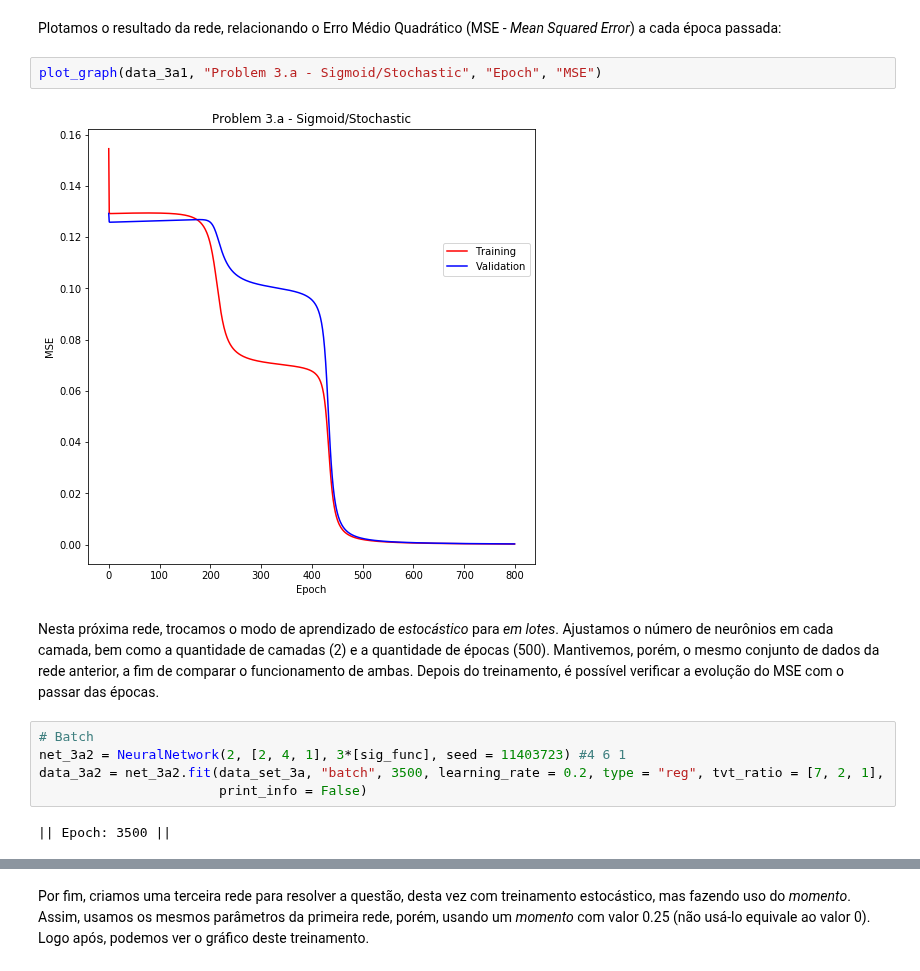
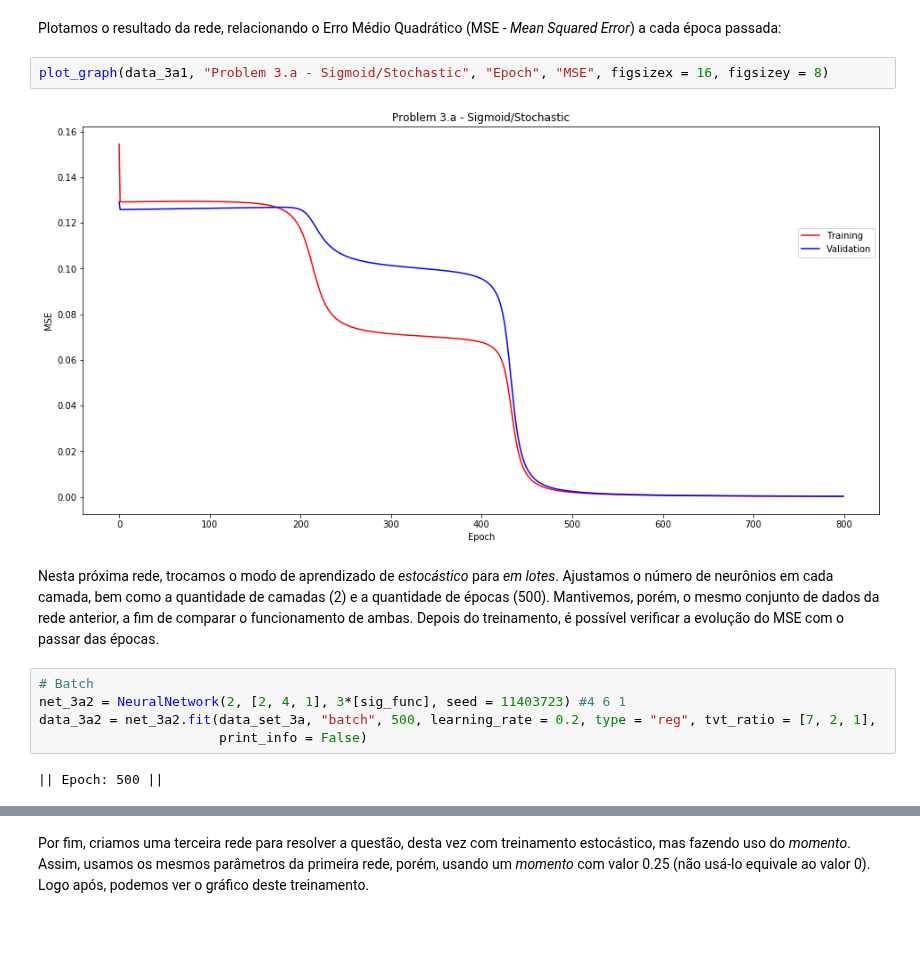
Before and after one commit to matheus-praxedes/Deep-learning, a Jupyter notebook: src/list_1.ipynb, the cells around one changed output, grey strips where cells are left out. Drawn from its saved outputs; the diff is of its cells as text; blank space fills up the shorter version.

```diff
--- a/src/list_1.ipynb
+++ b/src/list_1.ipynb
@@ -98,16 +98,16 @@ data_3a1 = net_3a1.fit(data_set_3a, "stochastic", 800, learning_rate = 0.2, type
 # %% [markdown]
 Plotamos o resultado da rede, relacionando o Erro Médio Quadrático (MSE - *Mean Squared Error*) a cada época passada:
 # %%
-plot_graph(data_3a1, "Problem 3.a - Sigmoid/Stochastic", "Epoch", "MSE")
+plot_graph(data_3a1, "Problem 3.a - Sigmoid/Stochastic", "Epoch", "MSE", figsizex = 16, figsizey = 8)
 # %% [output]
-[figure, old version]
+[figure, new version]
 # %% [markdown]
 Nesta próxima rede, trocamos o modo de aprendizado de *estocástico* para *em lotes*. Ajustamos o número de neurônios em cada camada, bem como a quantidade de camadas (2) e a quantidade de épocas (500). Mantivemos, porém, o mesmo conjunto de dados da rede anterior, a fim de comparar o funcionamento de ambas. Depois do treinamento, é possível verificar a evolução do MSE com o passar das épocas.
 # %%
 # Batch
 net_3a2 = NeuralNetwork(2, [2, 4, 1], 3*[sig_func], seed = 11403723) #4 6 1
-data_3a2 = net_3a2.fit(data_set_3a, "batch", 3500, learning_rate = 0.2, type = "reg", tvt_ratio = [7, 2, 1],
+data_3a2 = net_3a2.fit(data_set_3a, "batch", 500, learning_rate = 0.2, type = "reg", tvt_ratio = [7, 2, 1],
                        print_info = False)
 # %% [output]
-|| Epoch: 3500 ||
+|| Epoch: 500 ||
 # %%
```
Also changed, not shown: parts of 22 cells of this notebook.
